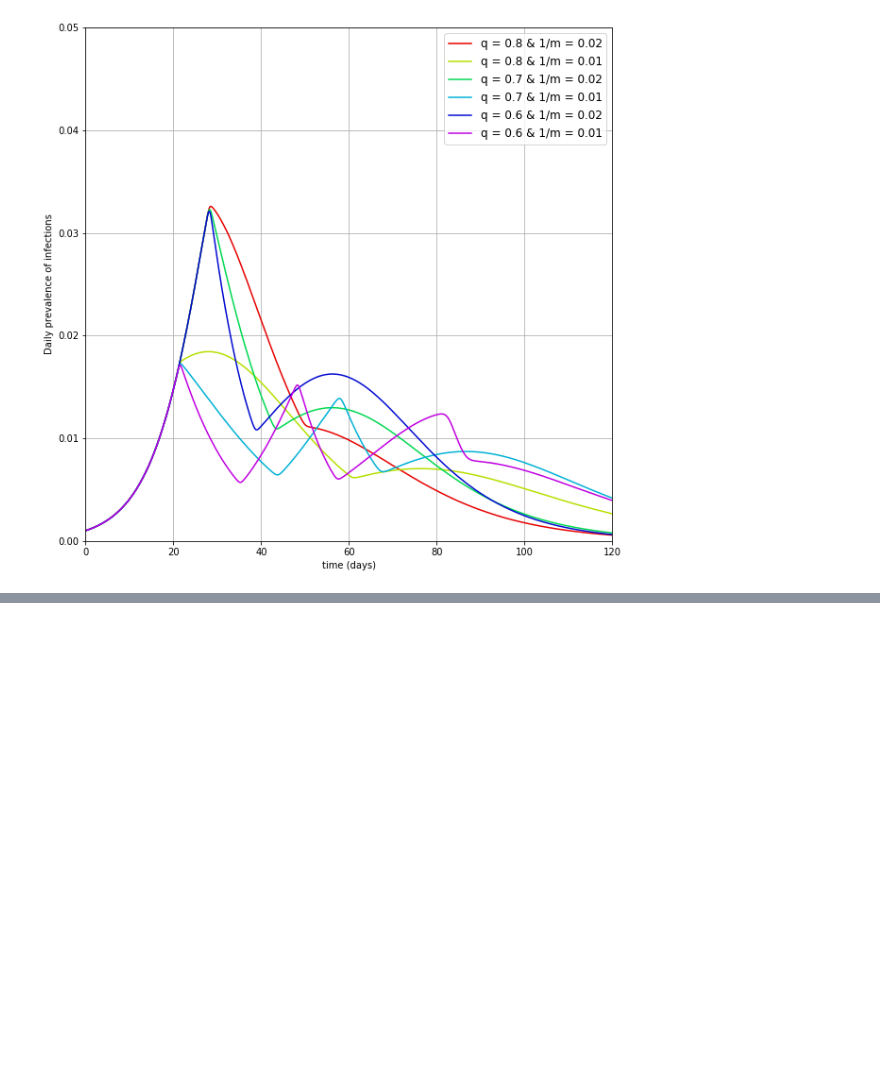
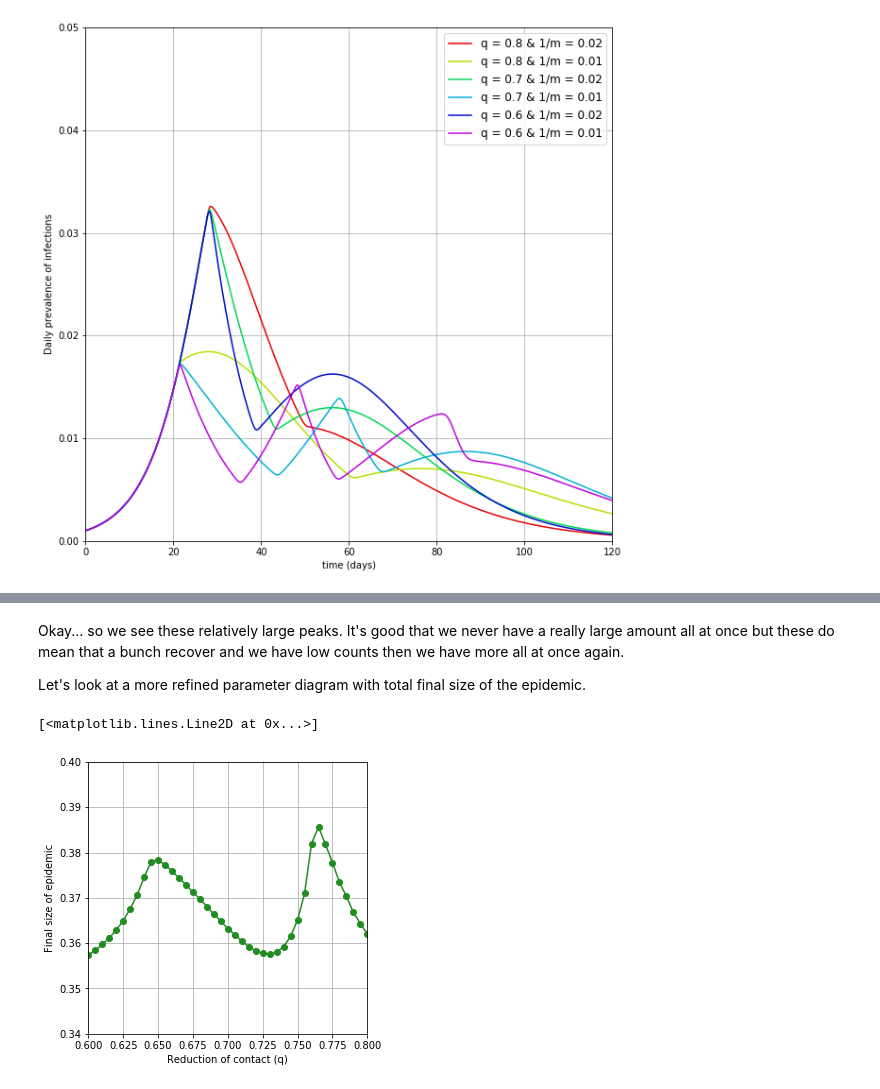
Before and after one commit to ajhaslam16/Impacts_of_behavior_SIR, a Jupyter notebook: Recreate_Poletti.ipynb, the cells around one changed output, grey strips where cells are left out. Saved outputs shown, nothing was run; the diff lists cells and outputs as text; code cells hidden in the pictures; blank space fills up the shorter version.

```diff
--- a/Recreate_Poletti.ipynb
+++ b/Recreate_Poletti.ipynb
@@ -476,0 +598,30 @@ ax.legend(legend_curves, legend_names, loc='best',fontsize='large')
+# %% [markdown]
+Okay... so we see these relatively large peaks. It's good that we never have a really large amount all at once but these do mean that a bunch recover and we have low counts then we have more all at once again.
+
+Let's look at a more refined parameter diagram with total final size of the epidemic.
+# %%
+q_test_set = np.arange(0.6,0.801,0.005)
+
+final_size = []
+
+for q_test in q_test_set:
+
+    params = ODE_models.get_params(q=q_test)
+    sim_system = odeint(ODE_models.SIRan_system, initial_state, time, args=(params,))
+
+    final_size.append(Model_stats.final_epi_size(sim_system, time))
+
+final_size = np.array(final_size)
+
+matplotlib.rcParams['figure.figsize'] = [5, 5]
+fig, ax = plt.subplots()
+
+ax.set(xlabel='Reduction of contact (q)', ylabel='Final size of epidemic')
+ax.set_ylim((0.34,0.4))
+ax.set_xlim((0.6,0.8))
+ax.grid()
+
+ax.plot(q_test_set, final_size, '-o', c='forestgreen')
+# %% [output]
+[<matplotlib.lines.Line2D at 0x...>]
+[figure, added]
```
Also changed, not shown: parts of 14 cells of this notebook.
